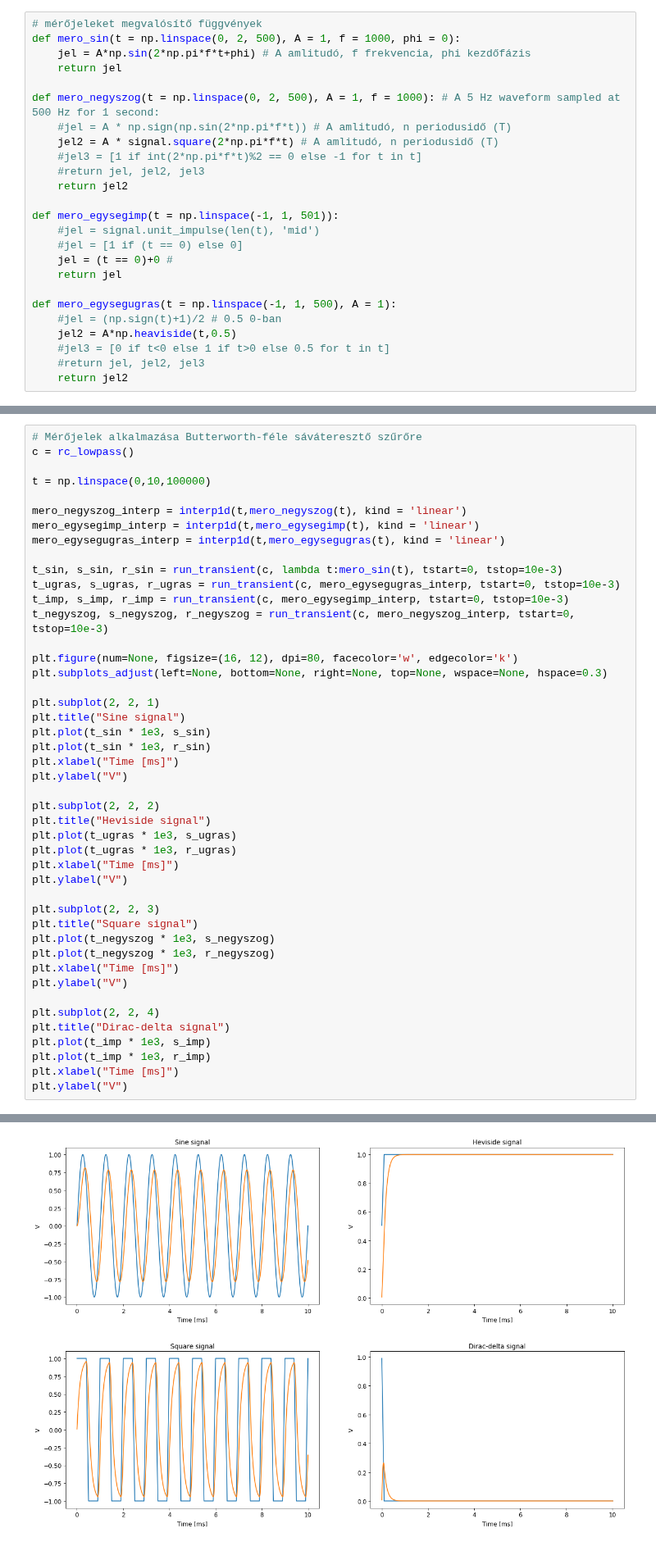
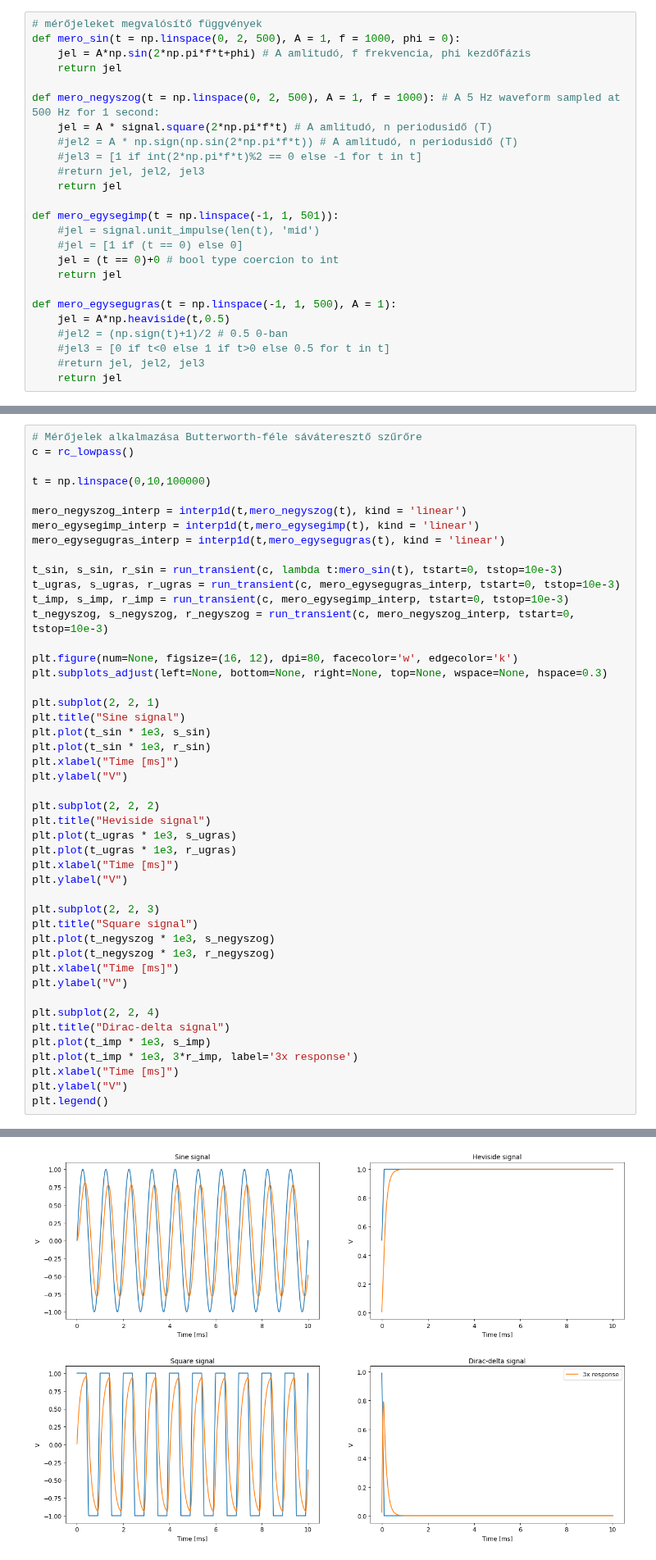
Before and after one commit to Tominano/Numerical-methods-of-physics-II, a Jupyter notebook: 3_feladatsor/3_feladat_Kapolcs.ipynb, the cells around one changed output, grey strips where cells are left out. Shown at 82% size. Drawn from its saved outputs; the diff is of its cells as text.

```diff
--- a/3_feladatsor/3_feladat_Kapolcs.ipynb
+++ b/3_feladatsor/3_feladat_Kapolcs.ipynb
@@ -206,24 +206,24 @@ def mero_sin(t = np.linspace(0, 2, 500), A = 1, f = 1000, phi = 0):
     return jel
 
 def mero_negyszog(t = np.linspace(0, 2, 500), A = 1, f = 1000): # A 5 Hz waveform sampled at 500 Hz for 1 second:
-    #jel = A * np.sign(np.sin(2*np.pi*f*t)) # A amlitudó, n periodusidő (T)
-    jel2 = A * signal.square(2*np.pi*f*t) # A amlitudó, n periodusidő (T)
+    jel = A * signal.square(2*np.pi*f*t) # A amlitudó, n periodusidő (T)
+    #jel2 = A * np.sign(np.sin(2*np.pi*f*t)) # A amlitudó, n periodusidő (T)
     #jel3 = [1 if int(2*np.pi*f*t)%2 == 0 else -1 for t in t]
     #return jel, jel2, jel3
-    return jel2
+    return jel
 
 def mero_egysegimp(t = np.linspace(-1, 1, 501)):
     #jel = signal.unit_impulse(len(t), 'mid')
     #jel = [1 if (t == 0) else 0]
-    jel = (t == 0)+0 #
+    jel = (t == 0)+0 # bool type coercion to int
     return jel
 
 def mero_egysegugras(t = np.linspace(-1, 1, 500), A = 1):
-    #jel = (np.sign(t)+1)/2 # 0.5 0-ban
-    jel2 = A*np.heaviside(t,0.5)
+    jel = A*np.heaviside(t,0.5)
+    #jel2 = (np.sign(t)+1)/2 # 0.5 0-ban
     #jel3 = [0 if t<0 else 1 if t>0 else 0.5 for t in t]
     #return jel, jel2, jel3
-    return jel2
+    return jel
 # %%
 plt.figure(num=None, figsize=(16, 2), dpi=80, facecolor='w', edgecolor='k')
 plt.plot(mero_sin())
@@ -307,7 +307,8 @@ plt.ylabel("V")
 plt.subplot(2, 2, 4)
 plt.title("Dirac-delta signal")
 plt.plot(t_imp * 1e3, s_imp)
-plt.plot(t_imp * 1e3, r_imp)
+plt.plot(t_imp * 1e3, 3*r_imp, label='3x response')
 plt.xlabel("Time [ms]")
 plt.ylabel("V")
+plt.legend()
 # %% [output]
@@ -315,4 +316,4 @@ Text(0, 0.5, 'V')
-[figure, old version]
+[figure, new version]
 # %% [markdown]
 #### Butterworth-féle sáváteresztő szűrő
 # %%
```
Also changed, not shown: parts of 2 cells of this notebook.
